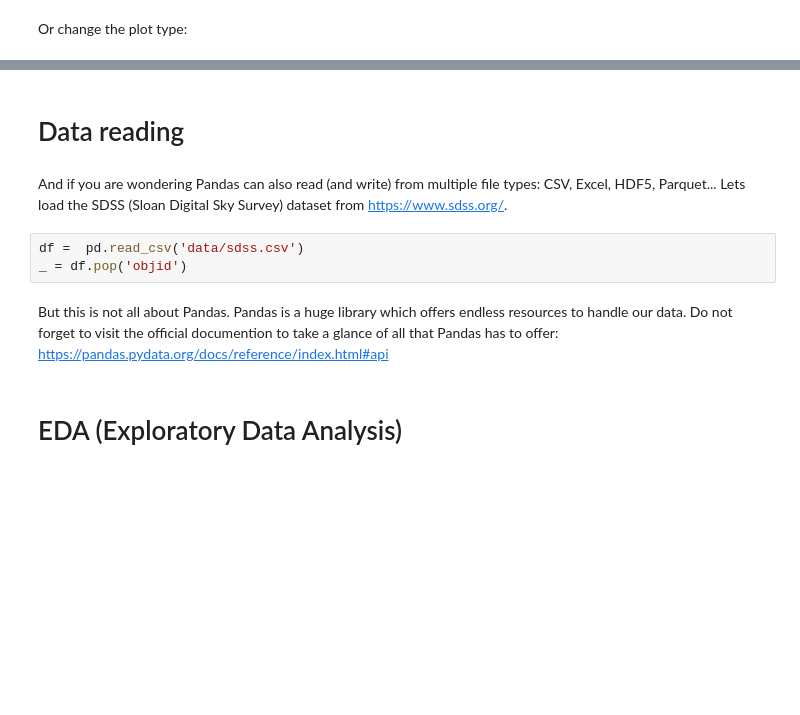
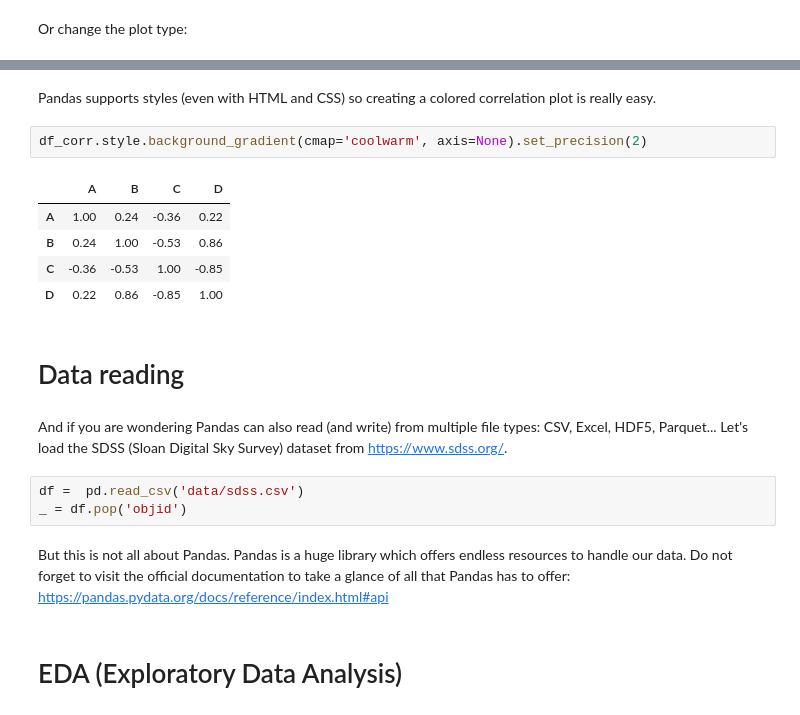
Before and after one commit to espsrc/somachine2021, a Jupyter notebook: tutorials/tutorial_01_ML/tutorial_01_ML.ipynb, the cells around one changed output, grey strips where cells are left out. Cells and saved outputs as stored; diff of their text form; blank space fills up the shorter version.

```diff
--- a/tutorials/tutorial_01_ML/tutorial_01_ML.ipynb
+++ b/tutorials/tutorial_01_ML/tutorial_01_ML.ipynb
@@ -169,12 +364,22 @@ df.plot(kind='bar')
+# %% [markdown]
+Pandas supports styles (even with HTML and CSS) so creating a colored correlation plot is really easy.
+# %%
+df_corr.style.background_gradient(cmap='coolwarm', axis=None).set_precision(2)
+# %% [output]
+|  | A | B | C | D |
+| A | 1.00 | 0.24 | -0.36 | 0.22 |
+| B | 0.24 | 1.00 | -0.53 | 0.86 |
+| C | -0.36 | -0.53 | 1.00 | -0.85 |
+| D | 0.22 | 0.86 | -0.85 | 1.00 |
 # %% [markdown]
 # Data reading
 # %% [markdown]
-And if you are wondering Pandas can also read (and write) from multiple file types: CSV, Excel, HDF5, Parquet... Lets load the SDSS (Sloan Digital Sky Survey) dataset from https://www.sdss.org/.
+And if you are wondering Pandas can also read (and write) from multiple file types: CSV, Excel, HDF5, Parquet... Let's load the SDSS (Sloan Digital Sky Survey) dataset from https://www.sdss.org/.
 # %%
 df =  pd.read_csv('data/sdss.csv')
 _ = df.pop('objid')
 # %% [markdown]
-But this is not all about Pandas. Pandas is a huge library which offers endless resources to handle our data. Do not forget to visit the official documention to take a glance of all that Pandas has to offer: https://pandas.pydata.org/docs/reference/index.html#api
+But this is not all about Pandas. Pandas is a huge library which offers endless resources to handle our data. Do not forget to visit the official documentation to take a glance of all that Pandas has to offer: https://pandas.pydata.org/docs/reference/index.html#api
 # %% [markdown]
 # EDA (Exploratory Data Analysis)
 # %% [markdown]
```
Also changed, not shown: parts of 69 cells of this notebook.
